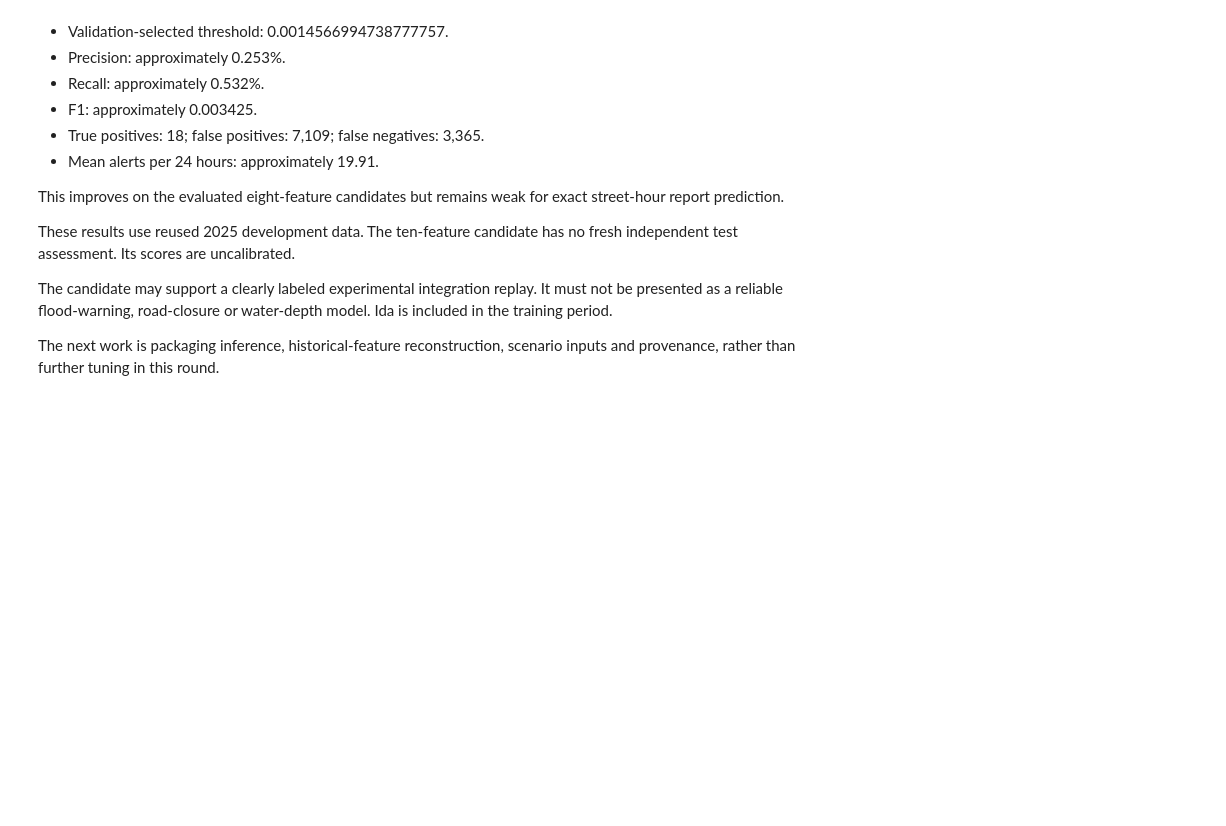
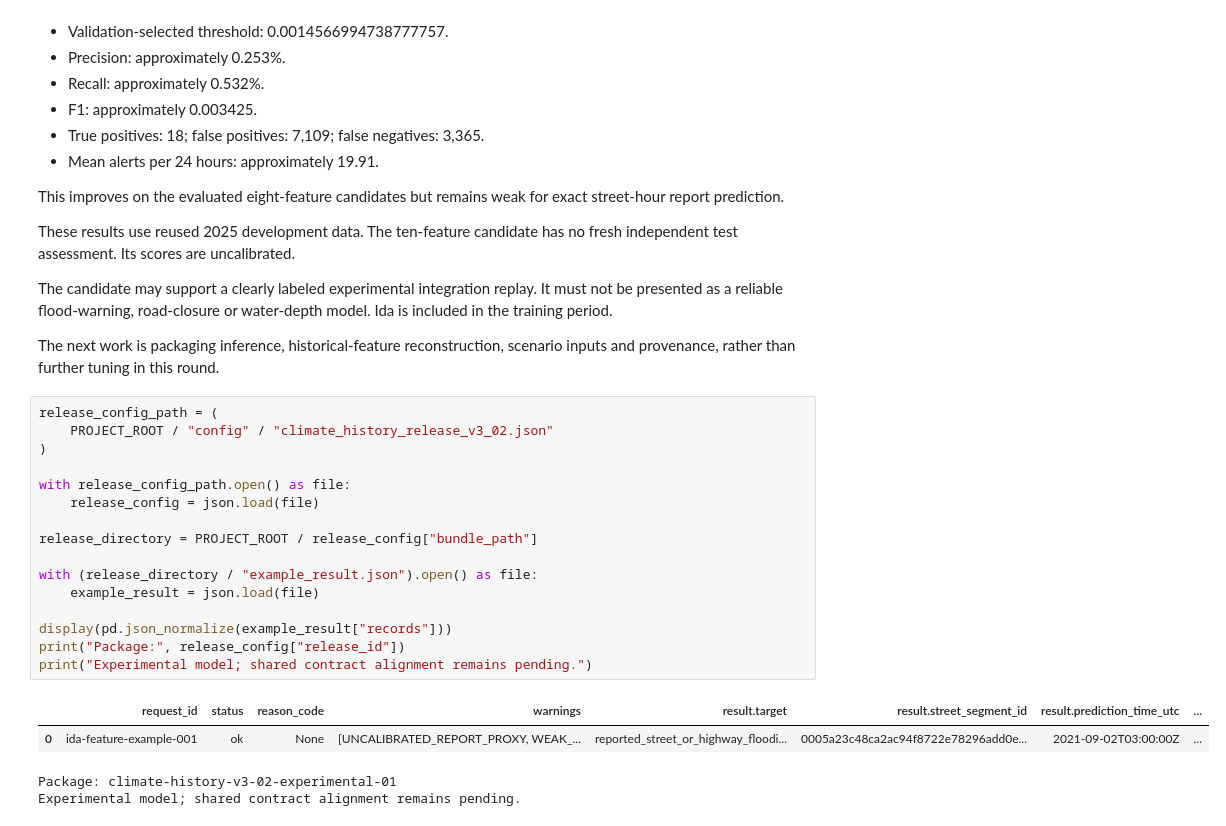
Before and after one commit to anaszpro/Plexa-A-Multi-Modal-Smart-City-Digital-Twin-and-Cascading-Resilience-Engine, a Jupyter notebook: notebooks/02_climate_baseline_v2.ipynb, the cells around one changed output. Cells and saved outputs as stored; diff of their text form; blank space fills up the shorter version.

Commit message:
Record climate inference and coverage verification

```diff
--- a/notebooks/02_climate_baseline_v2.ipynb
+++ b/notebooks/02_climate_baseline_v2.ipynb
@@ -6533,3 +6533,24 @@ or water-depth model. Ida is included in the training period.
 
 The next work is packaging inference, historical-feature reconstruction,
 scenario inputs and provenance, rather than further tuning in this round.
+# %%
+release_config_path = (
+    PROJECT_ROOT / "config" / "climate_history_release_v3_02.json"
+)
+
+with release_config_path.open() as file:
+    release_config = json.load(file)
+
+release_directory = PROJECT_ROOT / release_config["bundle_path"]
+
+with (release_directory / "example_result.json").open() as file:
+    example_result = json.load(file)
+
+display(pd.json_normalize(example_result["records"]))
+print("Package:", release_config["release_id"])
+print("Experimental model; shared contract alignment remains pending.")
+# %% [output]
+|  | request_id | status | reason_code | warnings | result.target | result.street_segment_id | result.prediction_time_utc | ... |
+| 0 | ida-feature-example-001 | ok | None | [UNCALIBRATED_REPORT_PROXY, WEAK_... | reported_street_or_highway_floodi... | 0005a23c48ca2ac94f8722e78296add0e... | 2021-09-02T03:00:00Z | ... |
+Package: climate-history-v3-02-experimental-01
+Experimental model; shared contract alignment remains pending.
```
Also changed, not shown: 1 other file.
